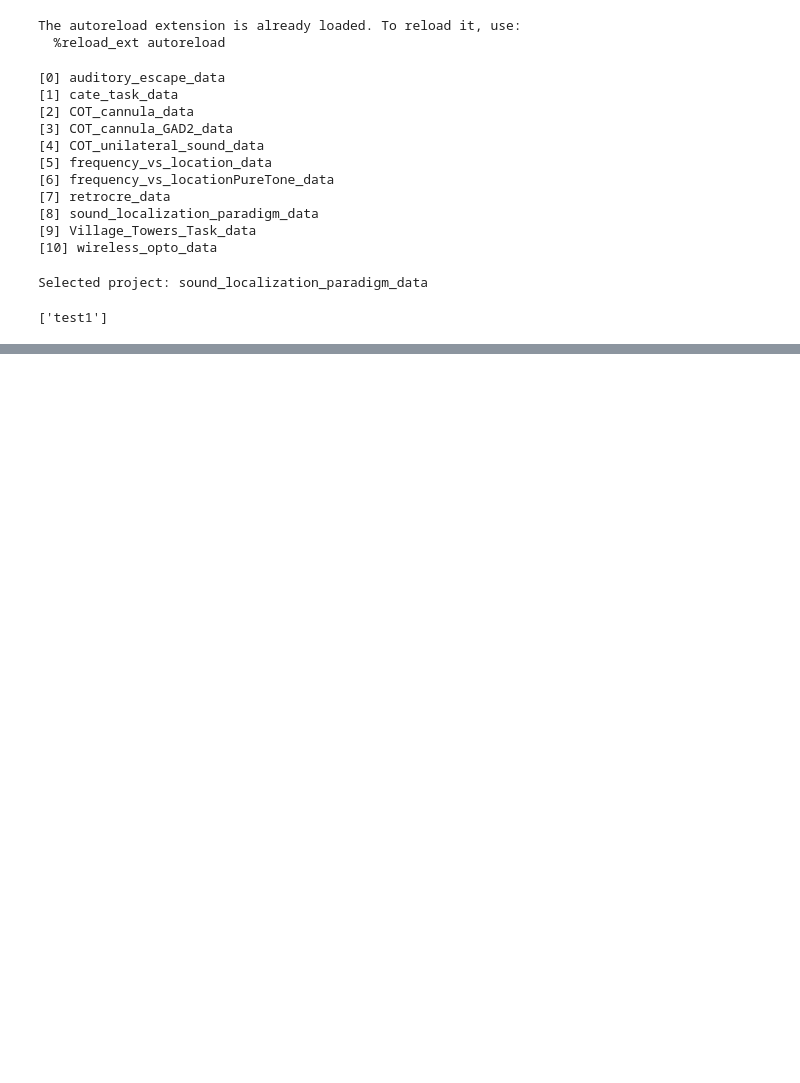
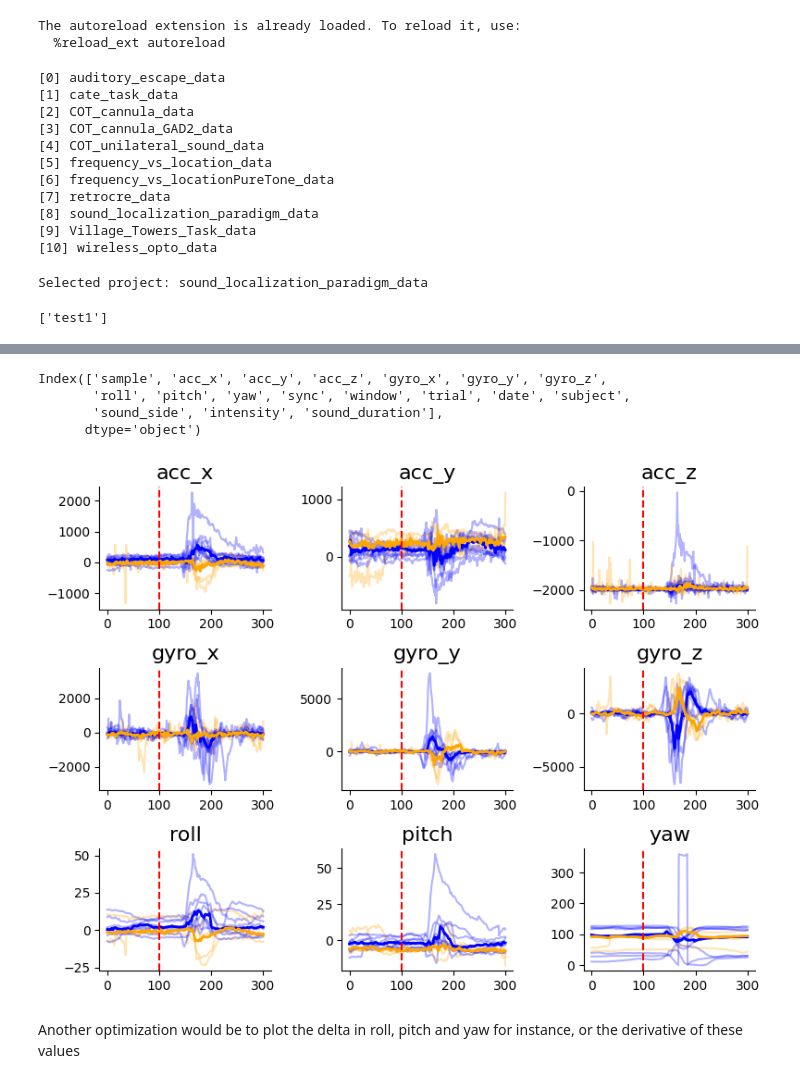
Before and after one commit to LearningCircuitsLab/sound_localization_paradigm, a Jupyter notebook: analysis.ipynb, the cells around one changed output, grey strips where cells are left out. Cells and saved outputs as stored; diff of their text form; code cells hidden in the pictures; blank space fills up the shorter version.

```diff
--- a/analysis.ipynb
+++ b/analysis.ipynb
@@ -121,0 +167,52 @@ imu
+# %%
+# generate a dataframe that merges these two with the windowed values from the IMU dataframe for each trial and the corresponding trial information
+dfs_to_concat = []
+for _, row in sessiondf[:-1].iterrows(): # remove the last trial as it does not have a sound played
+    windowed_values = get_window_values(trial=row["trial"], samples_before=100, samples_after=200, imu_df=imu).copy()
+    # add a column with the window values
+    windowed_values.loc[:, "window"] = range(len(windowed_values))
+    # add a column with the trial number to the windowed values, and the date, the subject, the sound_side, the intensity, and the sound duration
+    windowed_values.loc[:, "trial"] = row["trial"]
+    windowed_values.loc[:, "date"] = row["date"]
+    windowed_values.loc[:, "subject"] = row["subject"]
+    windowed_values.loc[:, "sound_side"] = row["sound_side"]
+    windowed_values.loc[:, "intensity"] = row["intensity"]
+    windowed_values.loc[:, "sound_duration"] = row["sound_duration"]
+    dfs_to_concat.append(windowed_values)
+final_df = pd.concat(dfs_to_concat, axis=0).reset_index(drop=True)
+# %%
+final_df.columns
+# %% [output]
+Index(['sample', 'acc_x', 'acc_y', 'acc_z', 'gyro_x', 'gyro_y', 'gyro_z',
+       'roll', 'pitch', 'yaw', 'sync', 'window', 'trial', 'date', 'subject',
+       'sound_side', 'intensity', 'sound_duration'],
+      dtype='object')
+# %%
+def plot_imu_panel(column_to_plot, ax):
+    color_palette = {"left": "blue", "right": "orange"}
+    for trial in final_df["trial"].unique():
+        trial_data = final_df[final_df["trial"] == trial]
+        ax.plot(trial_data["window"], trial_data[column_to_plot], color=color_palette[trial_data["sound_side"].iloc[0]], alpha=0.3)
+    # plot the median
+    mean_data = final_df.groupby(["window", "sound_side"])[column_to_plot].median().reset_index()
+    for sound_side in mean_data["sound_side"].unique():
+        side_data = mean_data[mean_data["sound_side"] == sound_side]
+        ax.plot(side_data["window"], side_data[column_to_plot], color=color_palette[sound_side], linewidth=2)
+    # vertical line at window 100
+    ax.axvline(x=100, color='r', linestyle='--')
+    ax.set_title(f"{column_to_plot}", size=16)
+    # despine
+    sns.despine(ax=ax)
+    return ax
+# %%
+columns_to_plot = ['acc_x', 'acc_y', 'acc_z', 'gyro_x', 'gyro_y', 'gyro_z', 'roll', 'pitch', 'yaw']
+fig, axs = plt.subplots(figsize=(8, 6), nrows=3, ncols=3)
+axs = axs.flatten()  # flatten the 3x3 array of axes for easy iteration
+for ax, column_to_plot in zip(axs, columns_to_plot):
+    plot_imu_panel(column_to_plot, ax)
+plt.tight_layout()
+plt.show()
+# %% [output]
+[figure, added]
+# %% [markdown]
+Another optimization would be to plot the delta in roll, pitch and yaw for instance, or the derivative of these values
```
Also changed, not shown: parts of 9 cells of this notebook.
